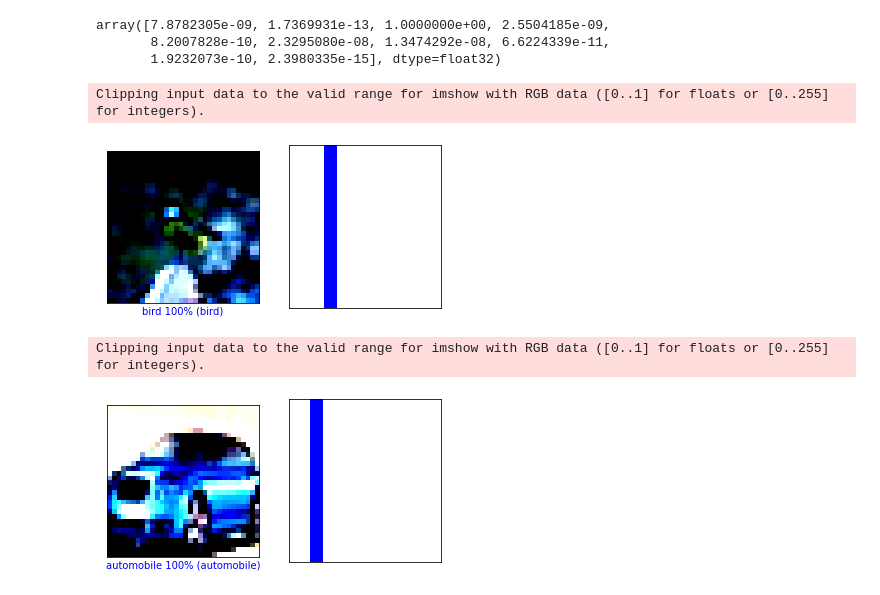
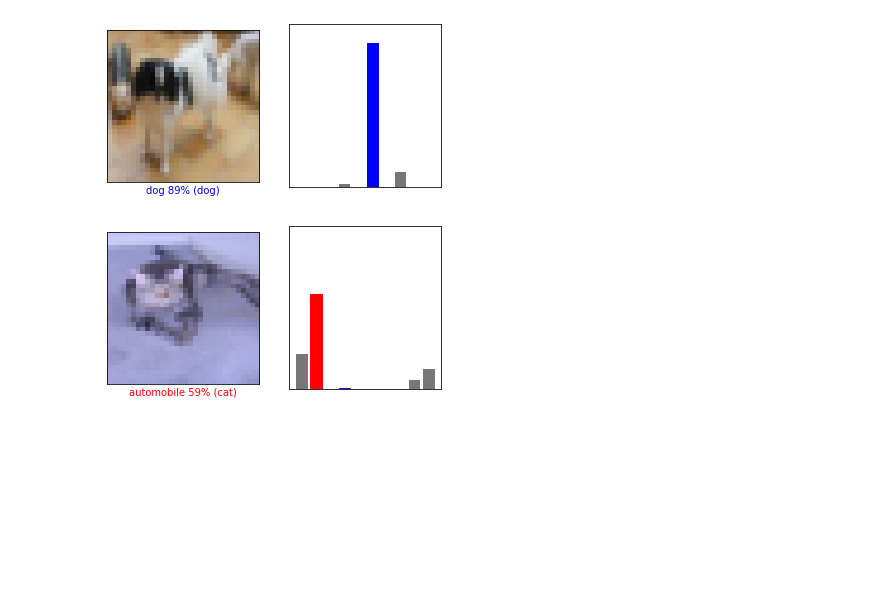
Before and after one commit to JLGGG/2020-2-DeepLearningProject, a Jupyter notebook: DL2020_project.ipynb, the cells around one changed output. Saved outputs shown, nothing was run; the diff lists cells and outputs as text; code cells hidden in the pictures; blank space fills up the shorter version.

```diff
--- a/DL2020_project.ipynb
+++ b/DL2020_project.ipynb
@@ -119,3 +124,6 @@ Clipping input data to the valid range for imshow with RGB data ([0..1] for floa
+# %%
+y_train = np_utils.to_categorical(y_train, 10)
+y_test = np_utils.to_categorical(y_test, 10)
 # %%
 model = keras.models.Sequential()
 model.add(Conv2D(64, (3,3), activation='relu', padding='same', input_shape=(32,32,3)))
@@ -131,6 +139,7 @@ model.add(Dropout(0.25))
 
 model.add(Conv2D(256, (3,3), activation='relu', padding='same'))
 model.add(Conv2D(256, (3,3), activation='relu', padding='same'))
+model.add(Conv2D(256, (3,3), activation='relu', padding='same'))
 model.add(MaxPool2D(pool_size=(2,2)))
 model.add(Dropout(0.25))
 
@@ -162,13 +171,19 @@ Non-trainable params: 0
 _________________________________________________________________
 # %%
 %%time
+generator = ImageDataGenerator(shear_range=0.2, zoom_range=0.2, rotation_range=15, horizontal_flip=True)
+iterator = generator.flow(X_train, y_train, batch_size=512)
+generator.fit(X_train)
+
 MODEL_DIR_PATH = 'cnn_model/'
 if not os.path.exists(MODEL_DIR_PATH):
     os.mkdir(MODEL_DIR_PATH)
 model_path = MODEL_DIR_PATH + "{epoch:03d}-{accuracy:.4f}.h5"
 checkpoint = keras.callbacks.ModelCheckpoint(filepath=model_path, monitor='accuracy', save_best_only=True)
-early_stopping = keras.callbacks.EarlyStopping(monitor='accuracy', patience=5)
-model.compile(loss='sparse_categorical_crossentropy', optimizer='adam', metrics=['accuracy'])
-result = model.fit(X_train, y_train, batch_size=512, epochs=100, validation_data=(X_valid, y_valid), callbacks=[checkpoint, early_stopping])
+early_stopping = keras.callbacks.EarlyStopping(monitor='accuracy', patience=10)
+
+model.compile(loss='categorical_crossentropy', optimizer='adam', metrics=['accuracy'])
+result = model.fit_generator(iterator, steps_per_epoch=len(X_train)/32, epochs=100, validation_data=[X_test, y_test], shuffle=True, callbacks=[checkpoint, early_stopping])
+#result = model.fit(X_train, y_train, batch_size=1024, epochs=10, validation_data=[X_test, y_test], shuffle=True)
 # %% [output]
 Epoch 1/100
@@ -206,9 +225,5 @@ model.evaluate(X_test, y_test)
 # %%
-predictions = model.predict(X_adv_test)
+predictions = model.predict(adversarial_examples)
-# %% [output]
-array([7.8782305e-09, 1.7369931e-13, 1.0000000e+00, 2.5504185e-09,
-       8.2007828e-10, 2.3295080e-08, 1.3474292e-08, 6.6224339e-11,
-       1.9232073e-10, 2.3980335e-15], dtype=float32)
 # %%
 def plot_image(i, predictions_array, true_label, img):
   predictions_array, true_label, img = predictions_array[i], true_label[i][0], img[i]
@@ -241,27 +256,25 @@ def plot_value_array(i, predictions_array, true_label):
   thisplot[predicted_label].set_color('red')
   thisplot[true_label].set_color('blue')
 # %%
-i = 0
+i = 19
 plt.figure(figsize=(6,3))
 plt.subplot(1,2,1)
-plot_image(i, predictions, y_adv_test, X_adv_test)
+plot_image(i, predictions, adversarial_labels, raw_adversarial_examples)
 plt.subplot(1,2,2)
-plot_value_array(i, predictions,  y_adv_test)
+plot_value_array(i, predictions,  adversarial_labels)
 plt.show()
 # %% [output]
-Clipping input data to the valid range for imshow with RGB data ([0..1] for floats or [0..255] for integers).
-[figure, old version]
+[figure, new version]
 # %%
 i = 100
 plt.figure(figsize=(6,3))
 plt.subplot(1,2,1)
-plot_image(i, predictions, y_adv_test, X_adv_test)
+plot_image(i, predictions, adversarial_labels, raw_adversarial_examples)
 plt.subplot(1,2,2)
-plot_value_array(i, predictions,  y_adv_test)
+plot_value_array(i, predictions,  adversarial_labels)
 plt.show()
 # %% [output]
-Clipping input data to the valid range for imshow with RGB data ([0..1] for floats or [0..255] for integers).
-[figure, old version]
+[figure, new version]
 # %%
 # 분류기 성능 올리기
 # uniform noise, image back-prop, FGSM, autoencoder, randomization layers 구현하기
```
Also changed, not shown: parts of 16 cells of this notebook.
